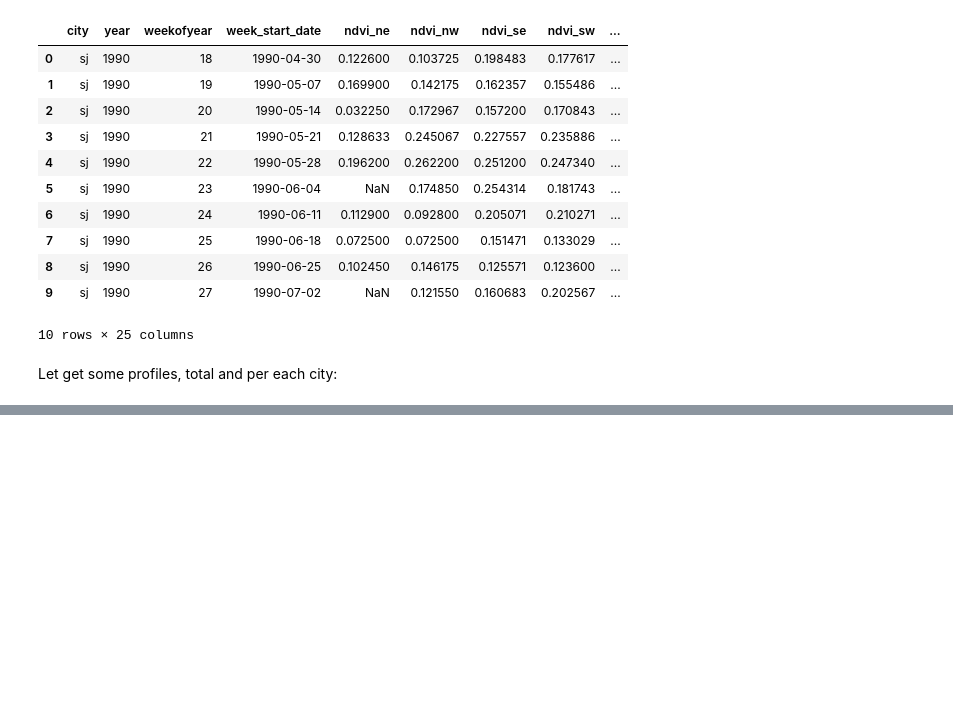
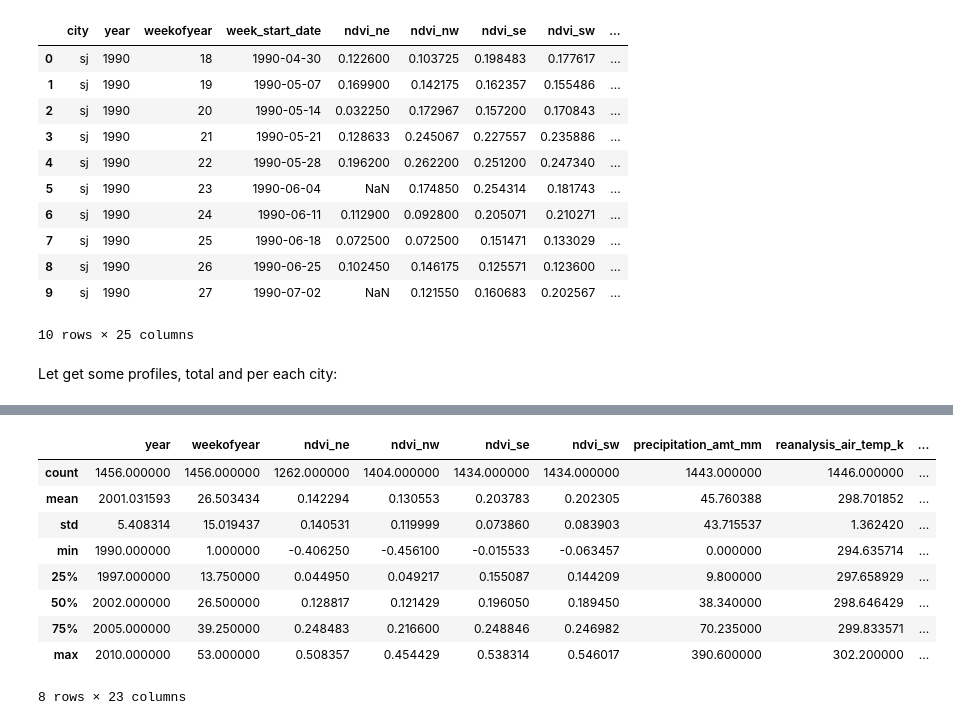
Before and after one commit to ant-on-su/DengAI, a Jupyter notebook: notebooks/data_profiles.ipynb, the cells around one changed output, grey strips where cells are left out. Drawn from its saved outputs; the diff is of its cells as text; code cells hidden in the pictures; blank space fills up the shorter version.

```diff
--- a/notebooks/data_profiles.ipynb
+++ b/notebooks/data_profiles.ipynb
@@ -57,0 +101,13 @@ for df_name, file_name in zip([df_sj,df_iq,df],['data_sj','data_iq','data_overvi
+# %%
+df.describe()
+# %% [output]
+|  | year | weekofyear | ndvi_ne | ndvi_nw | ndvi_se | ndvi_sw | precipitation_amt_mm | reanalysis_air_temp_k | ... |
+| count | 1456.000000 | 1456.000000 | 1262.000000 | 1404.000000 | 1434.000000 | 1434.000000 | 1443.000000 | 1446.000000 | ... |
+| mean | 2001.031593 | 26.503434 | 0.142294 | 0.130553 | 0.203783 | 0.202305 | 45.760388 | 298.701852 | ... |
+| std | 5.408314 | 15.019437 | 0.140531 | 0.119999 | 0.073860 | 0.083903 | 43.715537 | 1.362420 | ... |
+| min | 1990.000000 | 1.000000 | -0.406250 | -0.456100 | -0.015533 | -0.063457 | 0.000000 | 294.635714 | ... |
+| 25% | 1997.000000 | 13.750000 | 0.044950 | 0.049217 | 0.155087 | 0.144209 | 9.800000 | 297.658929 | ... |
+| 50% | 2002.000000 | 26.500000 | 0.128817 | 0.121429 | 0.196050 | 0.189450 | 38.340000 | 298.646429 | ... |
+| 75% | 2005.000000 | 39.250000 | 0.248483 | 0.216600 | 0.248846 | 0.246982 | 70.235000 | 299.833571 | ... |
+| max | 2010.000000 | 53.000000 | 0.508357 | 0.454429 | 0.538314 | 0.546017 | 390.600000 | 302.200000 | ... |
+8 rows × 23 columns
```
Also changed, not shown: parts of 4 cells of this notebook, 3 other files.
